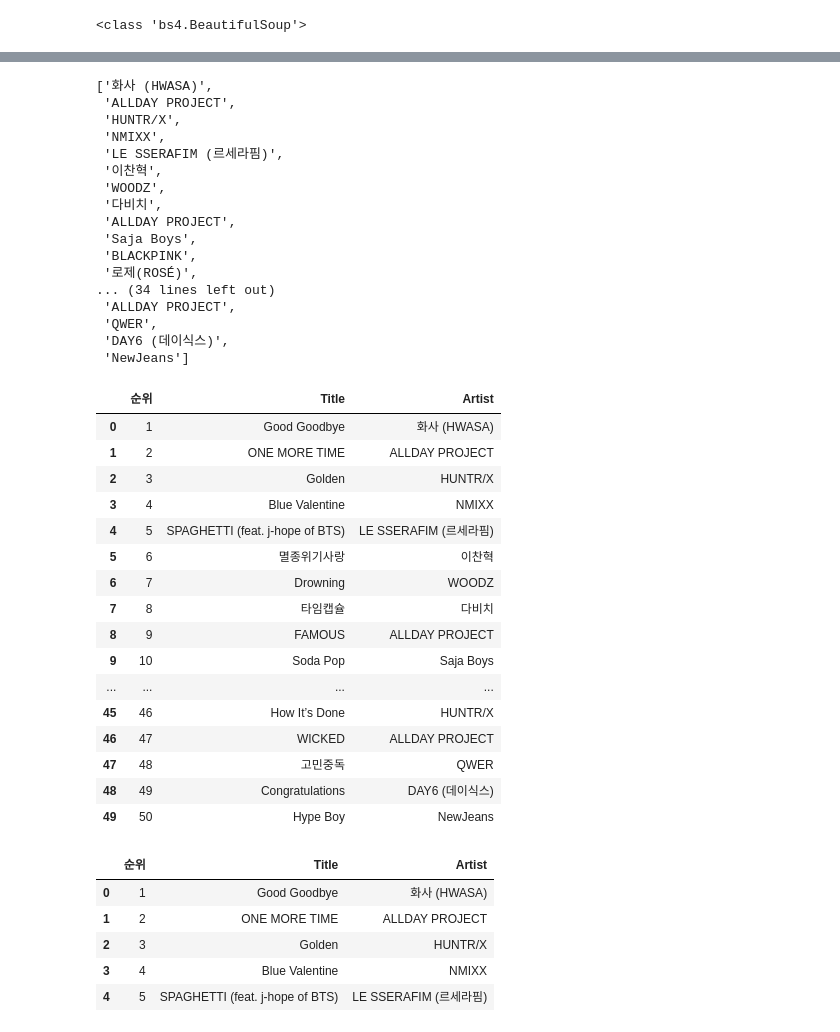
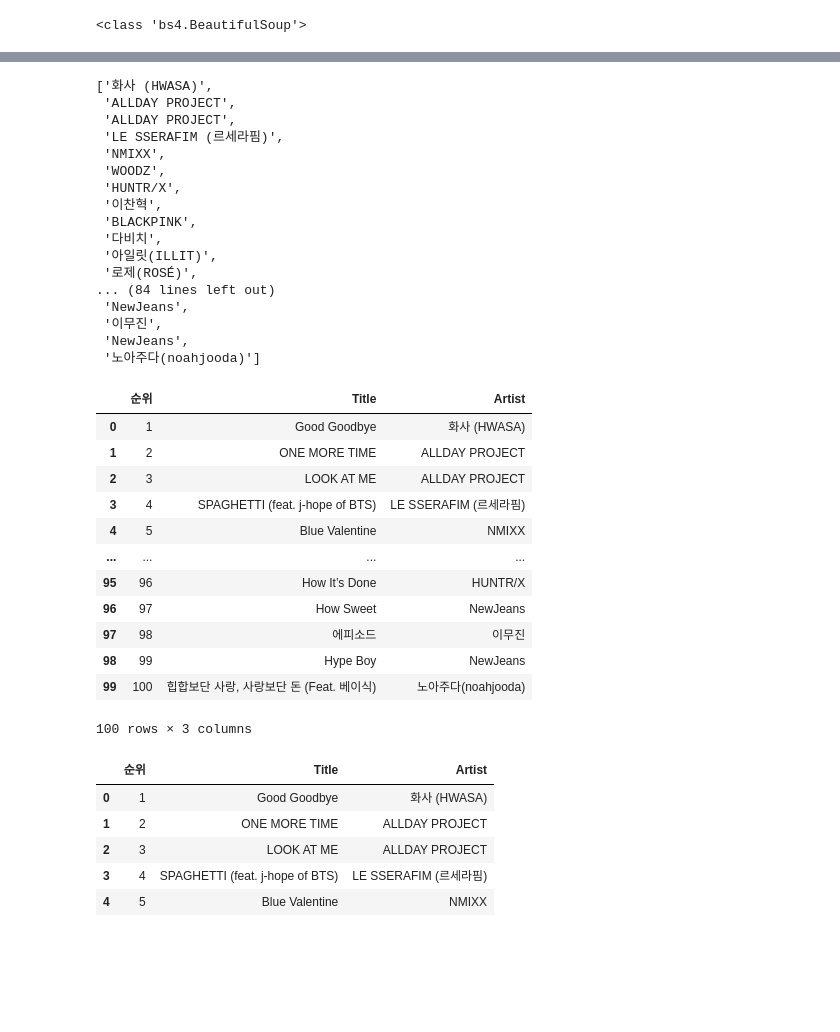
Before and after one commit to jeonggga/SESAC3_Study, a Jupyter notebook: 251205_music_chart.ipynb, the cells around one changed output, grey strips where cells are left out. Drawn from its saved outputs; the diff is of its cells as text; code cells hidden in the pictures; blank space fills up the shorter version.

```diff
--- a/251205_music_chart.ipynb
+++ b/251205_music_chart.ipynb
@@ -88,7 +118,7 @@ melon_title = bs_melon.select('.wrap .wrap_song_info .ellipsis.rank01')
 melon_title_list = []
 
 # 상위 100개 곡만 반복
-for a in melon_title[:50]:
+for a in melon_title[:100]:
 
     # 각 요소의 텍스트를 추출하여 공백 및 개행 문자 제거 후 리스트에 추가
     # .text는 태그 안의 문자열을 가져오는 BeautifulSoup 속성
@@ -121,7 +151,7 @@ melon_artist = bs_melon.select('.wrap .wrap_song_info .ellipsis.rank02 .checkEll
 melon_artist_list = []
 
 # 상위 100개 곡만 반복
-for a in melon_artist[:50] :
+for a in melon_artist[:100] :
 
     # a 태그 내부의 텍스트(아티스트 이름)를 추출하여 리스트에 추가
     # .text는 태그 안의 문자열을 가져오는 BeautifulSoup 속성
@@ -270,7 +296,7 @@ bugs_title
 bugs_title_list = []
 
 # 100개의 요소에 대해 반복
-for a in bugs_title[:50]:
+for a in bugs_title[:100]:
 
     # a 태그 내부의 텍스트(곡 제목)를 추출하여 리스트에 추가함
     bugs_title_list.append(a.text)
@@ -308,7 +334,7 @@ bugs_artist_list = []
 # 때문에 조건문으로 두 케이스를 구분하여 처리함
 
 # 상위 100개 곡만 반복
-for a in bugs_artist[:50] :
+for a in bugs_artist[:100] :
 
     # case 2: class="artistTitle" 이 붙은 a 태그가 있는지 확인
     # 존재한다면 리스트 형태로 반환됨 (없으면 빈 리스트)
@@ -335,54 +361,52 @@ bugs_artist_list
 # %% [output]
 ['화사 (HWASA)',
  'ALLDAY PROJECT',
+ 'ALLDAY PROJECT',
+ 'LE SSERAFIM (르세라핌)',
+ 'NMIXX',
+ 'WOODZ',
  'HUNTR/X',
- 'NMIXX',
- 'LE SSERAFIM (르세라핌)',
  '이찬혁',
- 'WOODZ',
+ 'BLACKPINK',
  '다비치',
- 'ALLDAY PROJECT',
- 'Saja Boys',
- 'BLACKPINK',
+ '아일릿(ILLIT)',
  '로제(ROSÉ)',
-... (34 lines left out)
- 'ALLDAY PROJECT',
- 'QWER',
- 'DAY6 (데이식스)',
- 'NewJeans']
+... (84 lines left out)
+ 'NewJeans',
+ '이무진',
+ 'NewJeans',
+ '노아주다(noahjooda)']
 # %%
 # 딕셔너리 생성
-bugs_music_dict = dict(zip(bugs_title_list, bugs_artist_list))
-
+bugs_music_dict = {
+    'Title' : bugs_title_list,
+    'Artist' : bugs_artist_list
+}
 # 딕셔너리에서 데이터프레임으로 변환
-bugs_df = pd.DataFrame(list(bugs_music_dict.items()), columns=['Title', 'Artist'])
+bugs_df = pd.DataFrame(bugs_music_dict)
 
 # 인덱스를 1번부터 시작하도록 설정
 bugs_df.reset_index(drop=True, inplace=True)  # 기존 인덱스 제거
 bugs_df.index = bugs_df.index + 1  # 새로운 인덱스는 1부터 시작
 
 # 인덱스를 컬럼으로 추가하고 이름 변경
 bugs_final_df = bugs_df.reset_index().rename(columns={"index" : "순위"})
 
 bugs_final_df
 # %% [output]
 |  | 순위 | Title | Artist |
 | 0 | 1 | Good Goodbye | 화사 (HWASA) |
 | 1 | 2 | ONE MORE TIME | ALLDAY PROJECT |
-| 2 | 3 | Golden | HUNTR/X |
-| 3 | 4 | Blue Valentine | NMIXX |
-| 4 | 5 | SPAGHETTI (feat. j-hope of BTS) | LE SSERAFIM (르세라핌) |
-| 5 | 6 | 멸종위기사랑 | 이찬혁 |
-| 6 | 7 | Drowning | WOODZ |
-| 7 | 8 | 타임캡슐 | 다비치 |
-| 8 | 9 | FAMOUS | ALLDAY PROJECT |
-| 9 | 10 | Soda Pop | Saja Boys |
+| 2 | 3 | LOOK AT ME | ALLDAY PROJECT |
+| 3 | 4 | SPAGHETTI (feat. j-hope of BTS) | LE SSERAFIM (르세라핌) |
+| 4 | 5 | Blue Valentine | NMIXX |
 | ... | ... | ... | ... |
-| 45 | 46 | How It’s Done | HUNTR/X |
-| 46 | 47 | WICKED | ALLDAY PROJECT |
-| 47 | 48 | 고민중독 | QWER |
-| 48 | 49 | Congratulations | DAY6 (데이식스) |
-| 49 | 50 | Hype Boy | NewJeans |
+| 95 | 96 | How It’s Done | HUNTR/X |
+| 96 | 97 | How Sweet | NewJeans |
+| 97 | 98 | 에피소드 | 이무진 |
+| 98 | 99 | Hype Boy | NewJeans |
+| 99 | 100 | 힙합보단 사랑, 사랑보단 돈 (Feat. 베이식) | 노아주다(noahjooda) |
+100 rows × 3 columns
 # %%
 # 엑셀 파일로 저장
 bugs_final_df.to_excel('bugs_final_df.xlsx', index=False)
@@ -396,6 +420,6 @@ bugs_df_read.head()
 |  | 순위 | Title | Artist |
 | 0 | 1 | Good Goodbye | 화사 (HWASA) |
 | 1 | 2 | ONE MORE TIME | ALLDAY PROJECT |
-| 2 | 3 | Golden | HUNTR/X |
-| 3 | 4 | Blue Valentine | NMIXX |
-| 4 | 5 | SPAGHETTI (feat. j-hope of BTS) | LE SSERAFIM (르세라핌) |
+| 2 | 3 | LOOK AT ME | ALLDAY PROJECT |
+| 3 | 4 | SPAGHETTI (feat. j-hope of BTS) | LE SSERAFIM (르세라핌) |
+| 4 | 5 | Blue Valentine | NMIXX |
```
Also changed, not shown: parts of 24 cells of this notebook.
